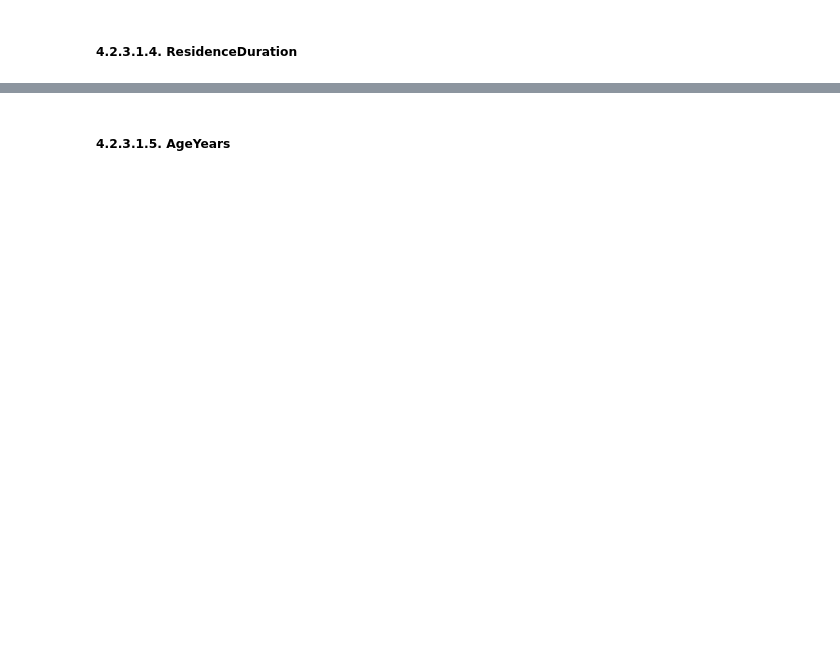
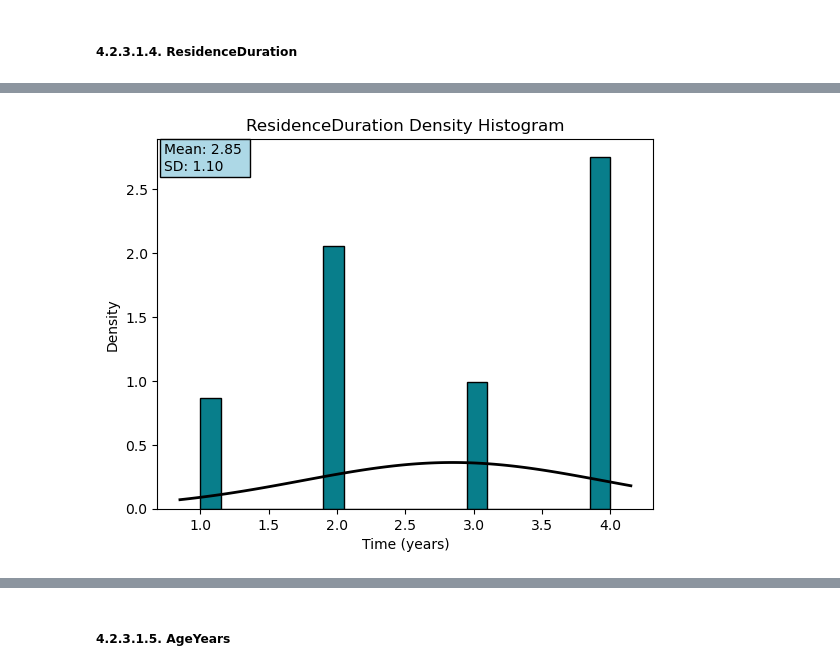
Before and after one commit to SMemic4/Credit-Risk-Classification, a Jupyter notebook: notebooks/credit_card_risk_classificaiton.ipynb, the cells around one changed output, grey strips where cells are left out. Saved outputs shown, nothing was run; the diff lists cells and outputs as text; code cells hidden in the pictures; blank space fills up the shorter version.

```diff
--- a/notebooks/credit_card_risk_classificaiton.ipynb
+++ b/notebooks/credit_card_risk_classificaiton.ipynb
@@ -461,0 +593,9 @@ print(matplotlib.__version__)
+# %%
+histo(X = X['ResidenceDuration'],
+      xlabel = 'Time (years)',
+      ylabel = 'Density',
+      title = 'ResidenceDuration Density Histogram',
+      filename = 'ResidenceDuration_DensityHistogram',
+      figtext_x = 0.135)
+# %% [output]
+[figure, added]
```
Also changed, not shown: parts of 59 cells of this notebook, 26 other files.
